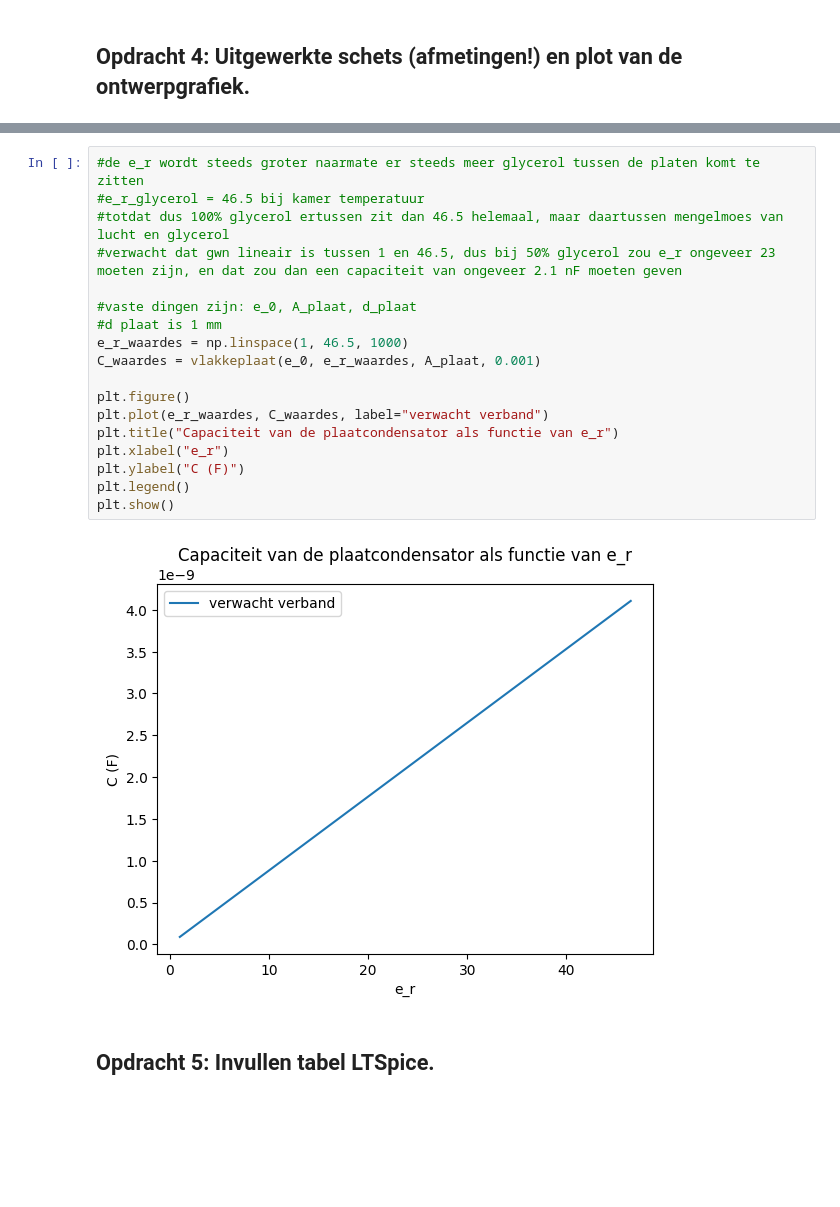
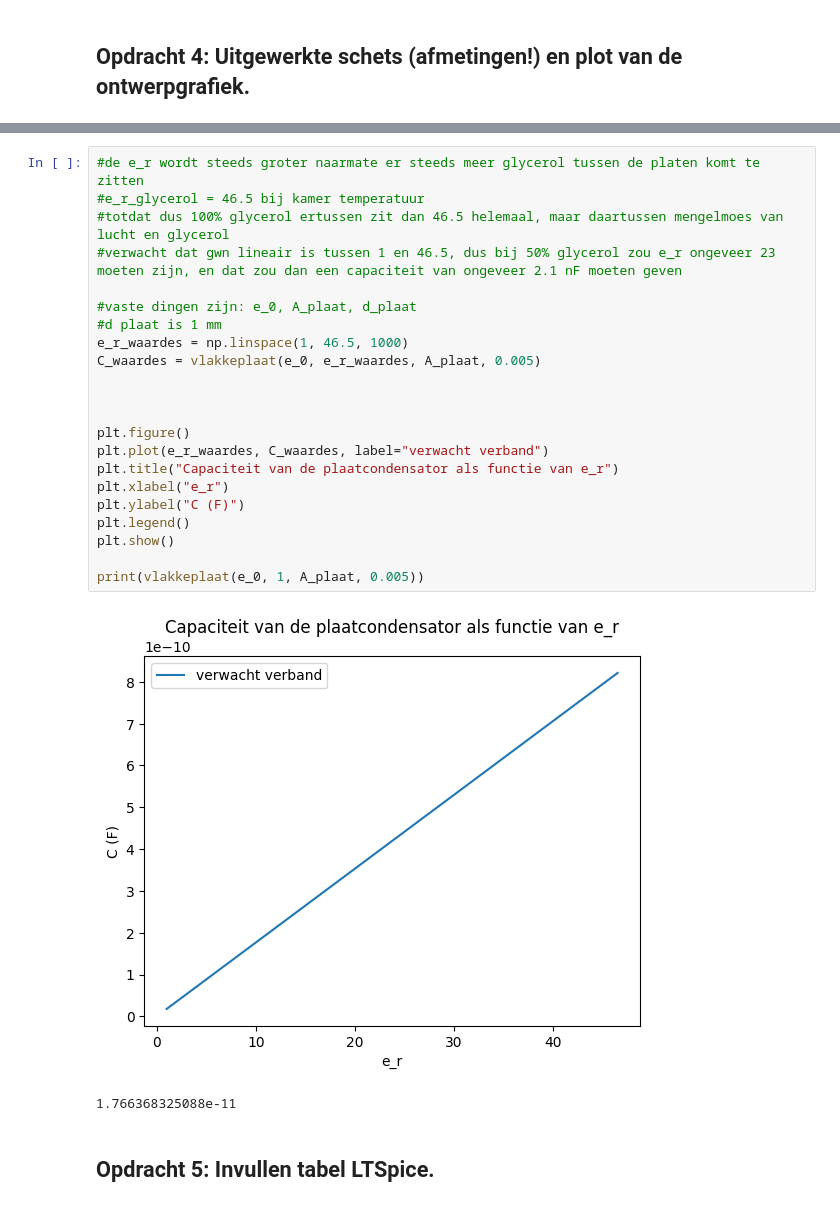
Before and after one commit to wobsen/opdrachten-DEF-D, a Jupyter notebook: FysiekeOntwerpopdrachten/2OntwerpEenSensorCondensator/DEFOntwerpopdracht2OntwerpEenSensorInvulTemplate.ipynb, the cells around one changed output, grey strips where cells are left out. Saved outputs shown, nothing was run; the diff lists cells and outputs as text; blank space fills up the shorter version.

```diff
--- a/FysiekeOntwerpopdrachten/2OntwerpEenSensorCondensator/DEFOntwerpopdracht2OntwerpEenSensorInvulTemplate.ipynb
+++ b/FysiekeOntwerpopdrachten/2OntwerpEenSensorCondensator/DEFOntwerpopdracht2OntwerpEenSensorInvulTemplate.ipynb
@@ -92,23 +84,28 @@ Wij gaan een sensor maken die verschil tussen dielektrische waarde van glycerol
 # %%
 #de e_r wordt steeds groter naarmate er steeds meer glycerol tussen de platen komt te zitten
 #e_r_glycerol = 46.5 bij kamer temperatuur
 #totdat dus 100% glycerol ertussen zit dan 46.5 helemaal, maar daartussen mengelmoes van lucht en glycerol
 #verwacht dat gwn lineair is tussen 1 en 46.5, dus bij 50% glycerol zou e_r ongeveer 23 moeten zijn, en dat zou dan een capaciteit van ongeveer 2.1 nF moeten geven
 
 #vaste dingen zijn: e_0, A_plaat, d_plaat
 #d plaat is 1 mm
 e_r_waardes = np.linspace(1, 46.5, 1000)
-C_waardes = vlakkeplaat(e_0, e_r_waardes, A_plaat, 0.001)
+C_waardes = vlakkeplaat(e_0, e_r_waardes, A_plaat, 0.005)
+
+
 
 plt.figure()
 plt.plot(e_r_waardes, C_waardes, label="verwacht verband")
 plt.title("Capaciteit van de plaatcondensator als functie van e_r")
 plt.xlabel("e_r")
 plt.ylabel("C (F)")
 plt.legend()
 plt.show()
+
+print(vlakkeplaat(e_0, 1, A_plaat, 0.005))
 # %% [output]
-[figure, old version]
+[figure, new version]
+1.766368325088e-11
 # %% [markdown]
 ## Opdracht 5: Invullen tabel LTSpice.
 # %% [markdown]
```
Also changed, not shown: parts of 15 cells of this notebook, 4 other files.
